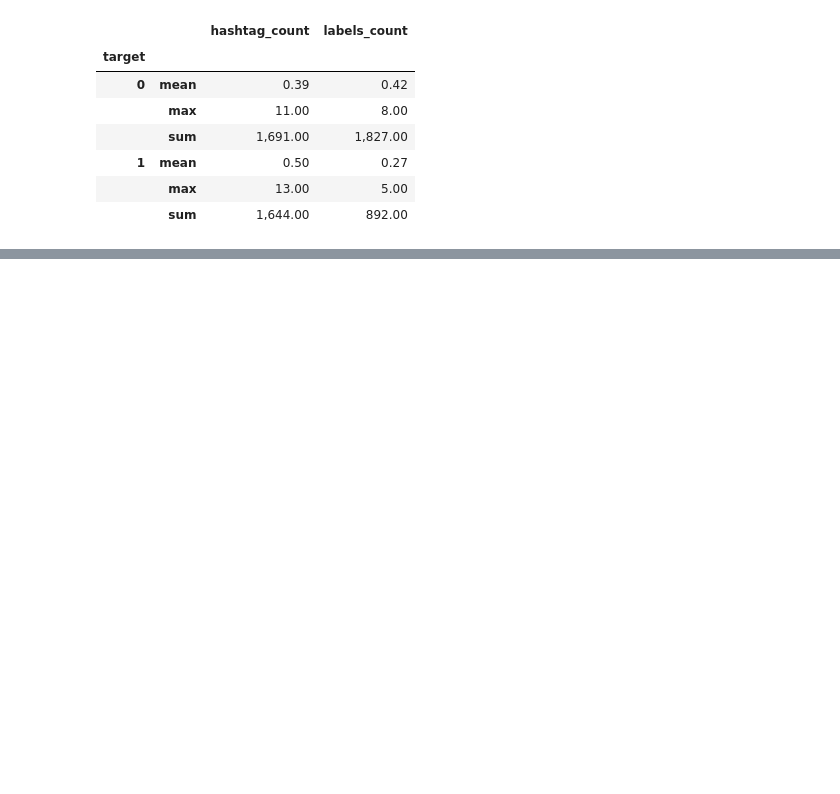
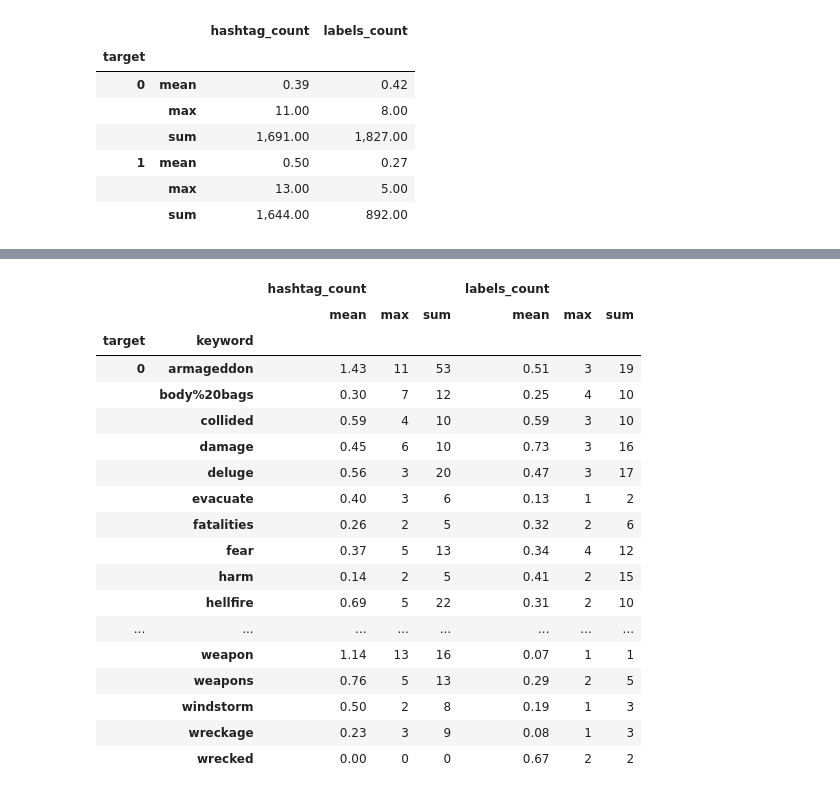
Before and after one commit to aleacevedo/Datos-TP-1C-2020, a Jupyter notebook: TP1 - Matias/repeticion de hashtags y usuarios.ipynb, the cells around one changed output, grey strips where cells are left out. Cells and saved outputs as stored; diff of their text form; code cells hidden in the pictures; blank space fills up the shorter version.

```diff
--- a/TP1 - Matias/repeticion de hashtags y usuarios.ipynb
+++ b/TP1 - Matias/repeticion de hashtags y usuarios.ipynb
@@ -457,8 +461,8 @@ stacked
 |  | sum | 1,644.00 | 892.00 |
 # %%
 tweets_con_keywords = tweets[~tweets["keyword"].isnull()]
-top5_keywords = tweets["keyword"].value_counts().head().index.tolist()
-tweets_top5_keywords = tweets[tweets["keyword"].isin(top5_keywords)]
-tweets_top5_keywords["keyword"].value_counts()
+top20_keywords = tweets["keyword"].value_counts().head(20).index.tolist()
+tweets_top20_keywords = tweets[tweets["keyword"].isin(top20_keywords)]
+tweets_top20_keywords["keyword"].value_counts()
 # %% [output]
 fatalities     45
@@ -469 +484,23 @@ sinking        41
 Name: keyword, dtype: int64
+# %%
+tweets_top20_keywords.groupby(["target","keyword"]).agg({"hashtag_count":["mean","max","sum"],"labels_count":["mean","max","sum"]})
+# %% [output]
+|  |  | hashtag_count |  |  | labels_count |  |  |
+|  |  | mean | max | sum | mean | max | sum |
+| target | keyword |  |  |  |  |  |  |
+| 0 | armageddon | 1.43 | 11 | 53 | 0.51 | 3 | 19 |
+|  | body%20bags | 0.30 | 7 | 12 | 0.25 | 4 | 10 |
+|  | collided | 0.59 | 4 | 10 | 0.59 | 3 | 10 |
+|  | damage | 0.45 | 6 | 10 | 0.73 | 3 | 16 |
+|  | deluge | 0.56 | 3 | 20 | 0.47 | 3 | 17 |
+|  | evacuate | 0.40 | 3 | 6 | 0.13 | 1 | 2 |
+|  | fatalities | 0.26 | 2 | 5 | 0.32 | 2 | 6 |
+|  | fear | 0.37 | 5 | 13 | 0.34 | 4 | 12 |
+|  | harm | 0.14 | 2 | 5 | 0.41 | 2 | 15 |
+|  | hellfire | 0.69 | 5 | 22 | 0.31 | 2 | 10 |
+| ... | ... | ... | ... | ... | ... | ... | ... |
+|  | weapon | 1.14 | 13 | 16 | 0.07 | 1 | 1 |
+|  | weapons | 0.76 | 5 | 13 | 0.29 | 2 | 5 |
+|  | windstorm | 0.50 | 2 | 8 | 0.19 | 1 | 3 |
+|  | wreckage | 0.23 | 3 | 9 | 0.08 | 1 | 3 |
+|  | wrecked | 0.00 | 0 | 0 | 0.67 | 2 | 2 |
```
Also changed, not shown: parts of 15 cells of this notebook, 2 other files.
